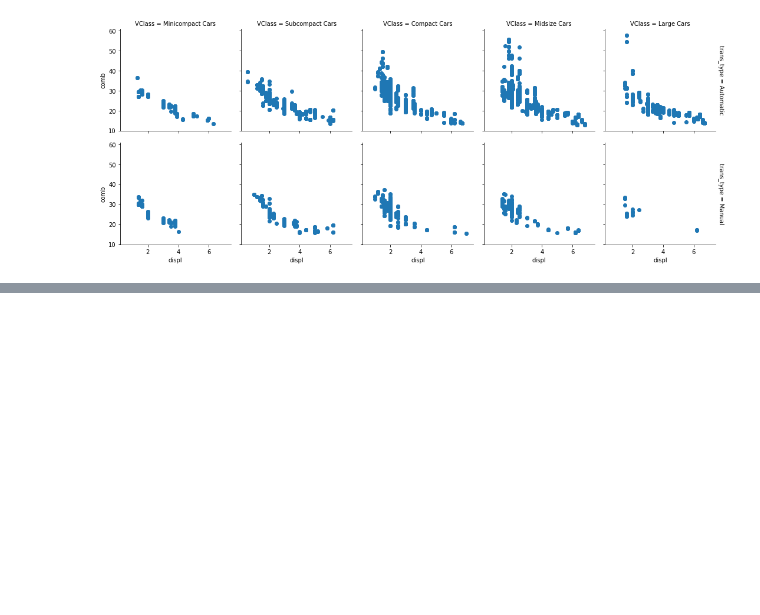
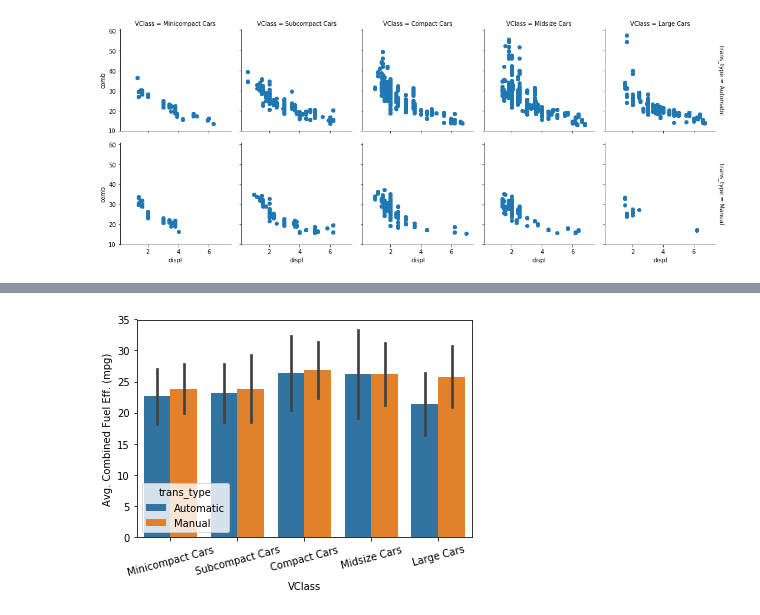
Before and after one commit to iRaied/Project_5_3_Pokemon, a Jupyter notebook: Multivariate_Vis_Size_and_Shape.ipynb, the cells around one changed output, grey strips where cells are left out. Saved outputs shown, nothing was run; the diff lists cells and outputs as text; code cells hidden in the pictures; blank space fills up the shorter version.

```diff
--- a/Multivariate_Vis_Size_and_Shape.ipynb
+++ b/Multivariate_Vis_Size_and_Shape.ipynb
@@ -213,0 +244,9 @@ g.map(plt.scatter,'displ', 'comb');
+# %%
+# Alternativly, we can change the point plot into a bar plot function
+#   To get an adapted clustered bar chart
+sb.barplot(data = fuel_econ, x = 'VClass', y = 'comb',
+            hue = 'trans_type', ci = 'sd');
+plt.xticks(rotation = 15);
+plt.ylabel('Avg. Combined Fuel Eff. (mpg)');
+# %% [output]
+[figure, added]
```
Also changed, not shown: parts of 13 cells of this notebook.
